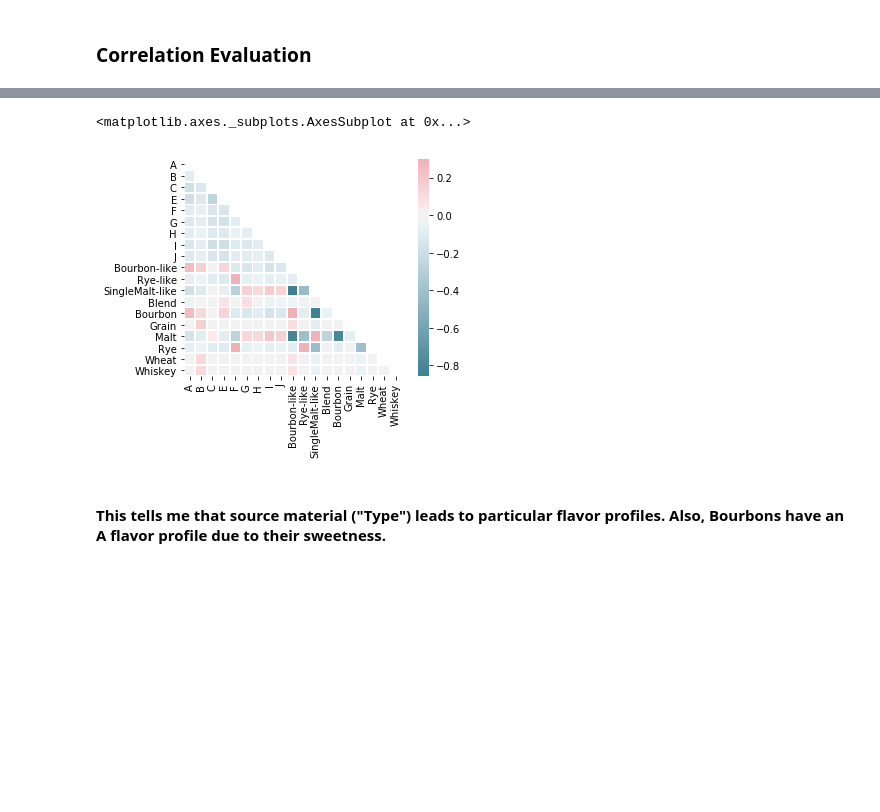
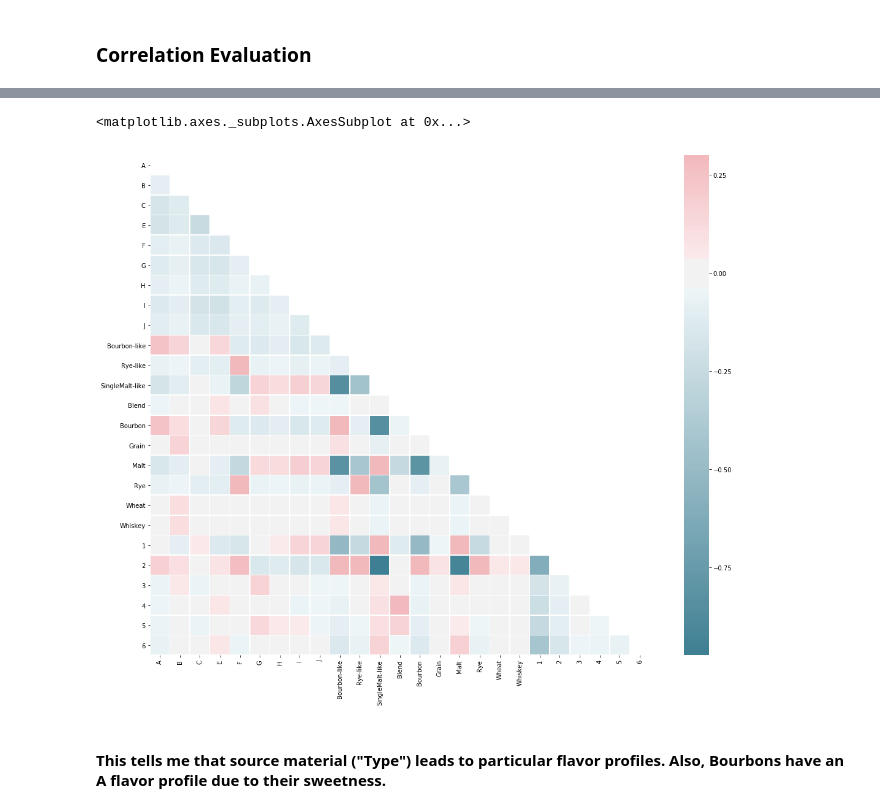
Before and after one commit to hamiltonchangcodes/project_whisky, a Jupyter notebook: Project Whiskey - Expanded EDA.ipynb, the cells around one changed output, grey strips where cells are left out. Cells and saved outputs as stored; diff of their text form; code cells hidden in the pictures; blank space fills up the shorter version.

```diff
--- a/Project Whiskey - Expanded EDA.ipynb
+++ b/Project Whiskey - Expanded EDA.ipynb
@@ -119,5 +117,8 @@ df = pd.concat([df, dfDummies], axis =1 )
 # %%
 dfDummies = pd.get_dummies(df.Type)
 df = pd.concat([df, dfDummies], axis =1 )
+# %%
+dfDummies = pd.get_dummies(df.Country)
+df = pd.concat([df, dfDummies], axis= 1)
 # %% [markdown]
 ### Final Features
@@ -150,14 +160,14 @@ df.corr()
 # %%
 corr = df.corr()
 # %%
-
+plt.subplots(figsize=(20,15))
 mask = np.triu(np.ones_like(corr, dtype=np.bool))
 cmap = sns.diverging_palette(220, 10, as_cmap=True)
 sns.heatmap(corr, mask=mask, cmap=cmap, vmax=.3, center=0,
-            square=True, linewidths=.9)
+            square=True, linewidths=.5)
 # %% [output]
 <matplotlib.axes._subplots.AxesSubplot at 0x...>
-[figure, old version]
+[figure, new version]
 # %% [markdown]
 #### This tells me that source material ("Type") leads to particular flavor profiles.  Also, Bourbons have an A flavor profile due to their sweetness.
 # %% [markdown]
```
Also changed, not shown: parts of 8 cells of this notebook, 1 other file.
